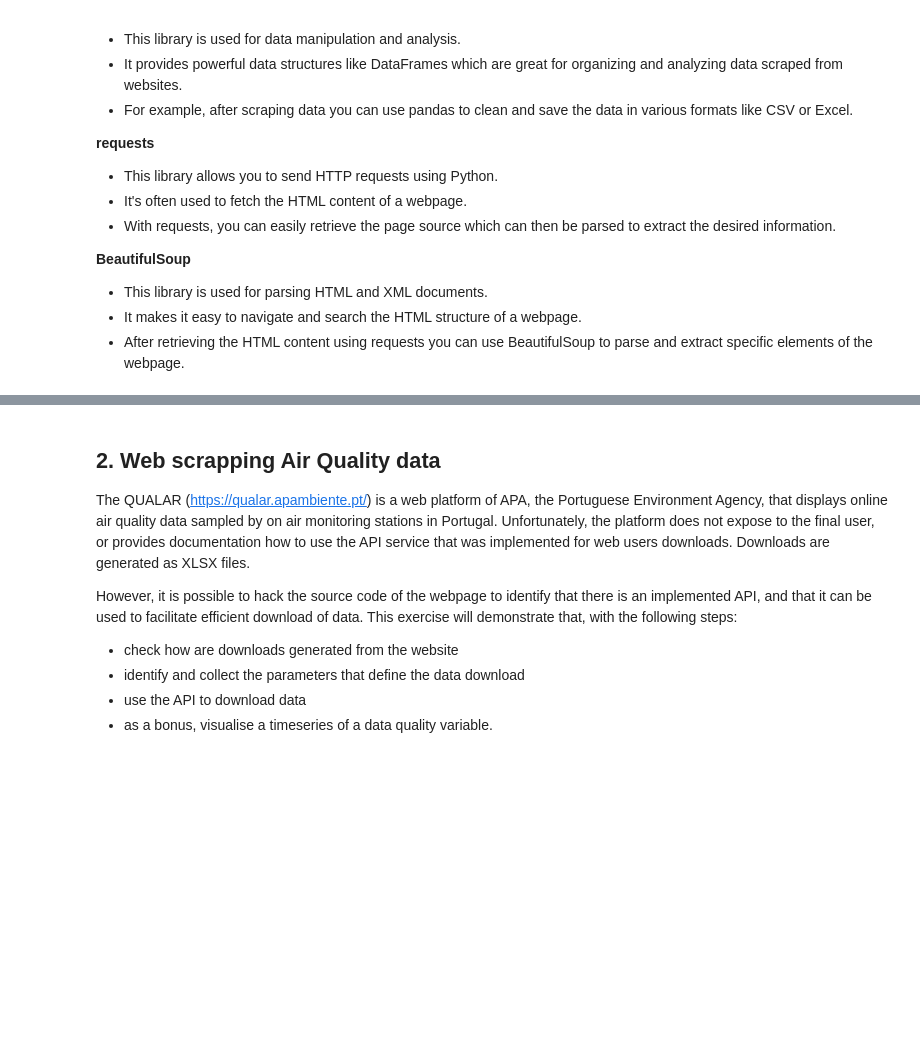
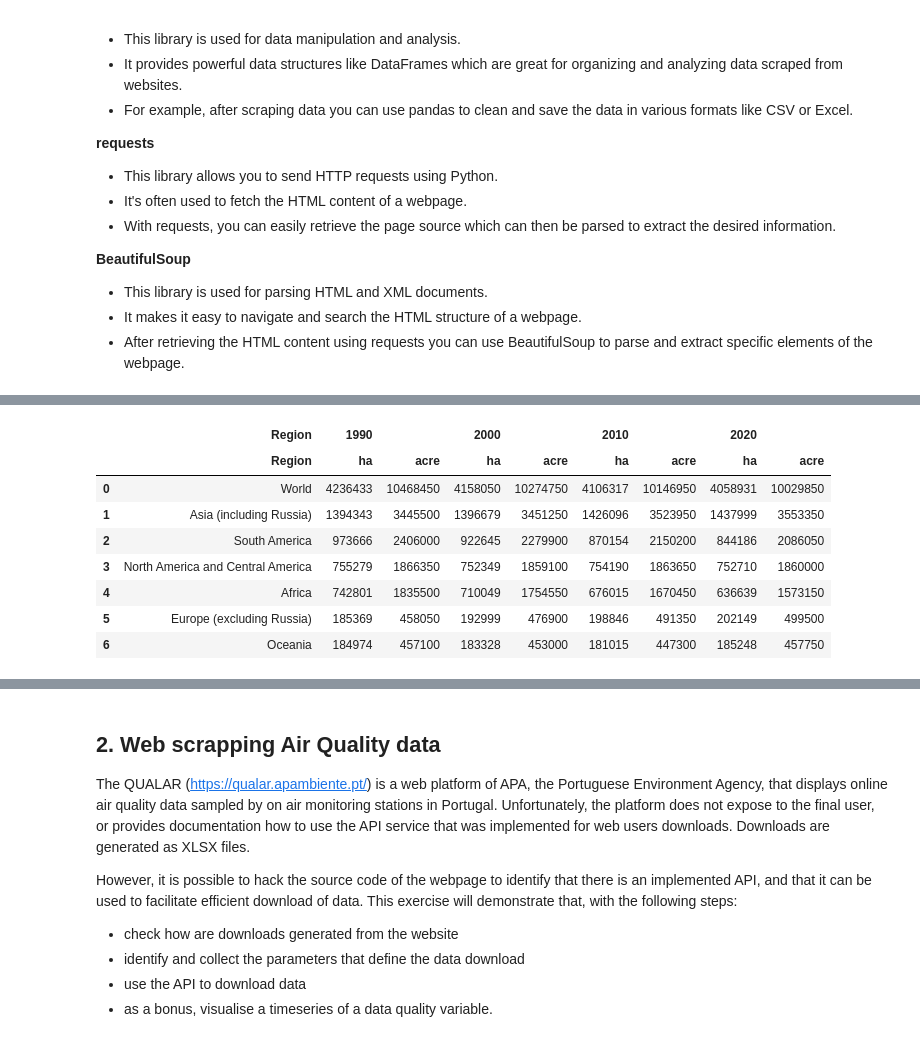
Before and after one commit to isa-ulisboa/greends-fads-jupyter, a Jupyter notebook: example02-apis/example-api.ipynb, the cells around one changed output, grey strips where cells are left out. Drawn from its saved outputs; the diff is of its cells as text; code cells hidden in the pictures; blank space fills up the shorter version.

```diff
--- a/example02-apis/example-api.ipynb
+++ b/example02-apis/example-api.ipynb
@@ -188,0 +56,17 @@ tv_shows.to_csv("tv_shows.csv",index=False)
+# %%
+# Target Wikipedia page URL
+url = "https://en.wikipedia.org/wiki/List_of_countries_by_forest_area"
+
+# Headers to mimic a standard browser request
+headers = { "User-Agent": "Mozilla/5.0 (Windows NT 10.0; Win64; x64) AppleWebKit/537.36 (KHTML, like Gecko) Chrome/91.0.4472.124 Safari/537.36" }
+
+# Send GET request
+response = requests.get(url, headers=headers)
+
+# Check HTTP status code
+if response.status_code == 200:
+    # Parse HTML tree with BeautifulSoup
+    soup = BeautifulSoup(response.text, "html.parser")
+    print(f"Page title extracted successfully:' {soup.find('h1').text.strip()}'")
+else:
+    print(f"Failed to retrieve page. HTTP Status Code: {response.status_code}")
@@ -188,0 +89,19 @@ tv_shows.to_csv("tv_shows.csv",index=False)
+# %%
+page_soup = BeautifulSoup(response.text, "html.parser")
+table_tag = page_soup.find("table", class_="wikitable")
+
+if table_tag is None:
+    raise ValueError("No wikitable found in the response.")
+
+scraped_df = pd.read_html(str(table_tag))[0]
+scraped_df
+# %% [output]
+|  | Region | 1990 |  | 2000 |  | 2010 |  | 2020 |  |
+|  | Region | ha | acre | ha | acre | ha | acre | ha | acre |
+| 0 | World | 4236433 | 10468450 | 4158050 | 10274750 | 4106317 | 10146950 | 4058931 | 10029850 |
+| 1 | Asia (including Russia) | 1394343 | 3445500 | 1396679 | 3451250 | 1426096 | 3523950 | 1437999 | 3553350 |
+| 2 | South America | 973666 | 2406000 | 922645 | 2279900 | 870154 | 2150200 | 844186 | 2086050 |
+| 3 | North America and Central America | 755279 | 1866350 | 752349 | 1859100 | 754190 | 1863650 | 752710 | 1860000 |
+| 4 | Africa | 742801 | 1835500 | 710049 | 1754550 | 676015 | 1670450 | 636639 | 1573150 |
+| 5 | Europe (excluding Russia) | 185369 | 458050 | 192999 | 476900 | 198846 | 491350 | 202149 | 499500 |
+| 6 | Oceania | 184974 | 457100 | 183328 | 453000 | 181015 | 447300 | 185248 | 457750 |
```
Also changed, not shown: parts of 29 cells of this notebook, 1 other file.
